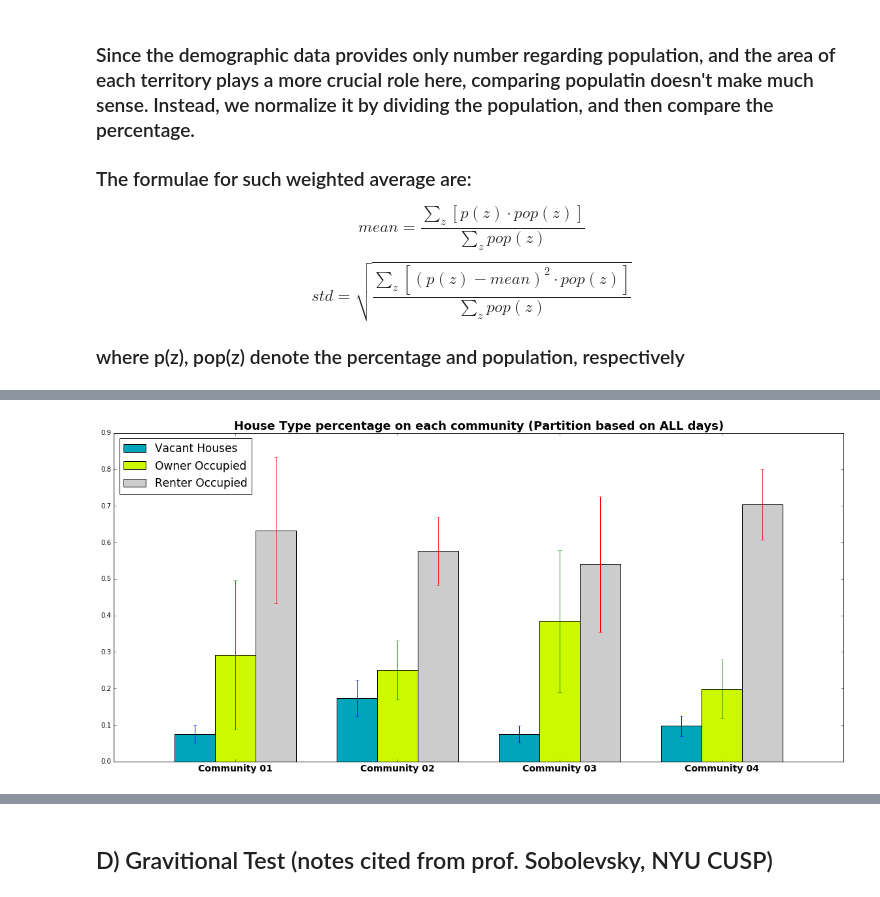
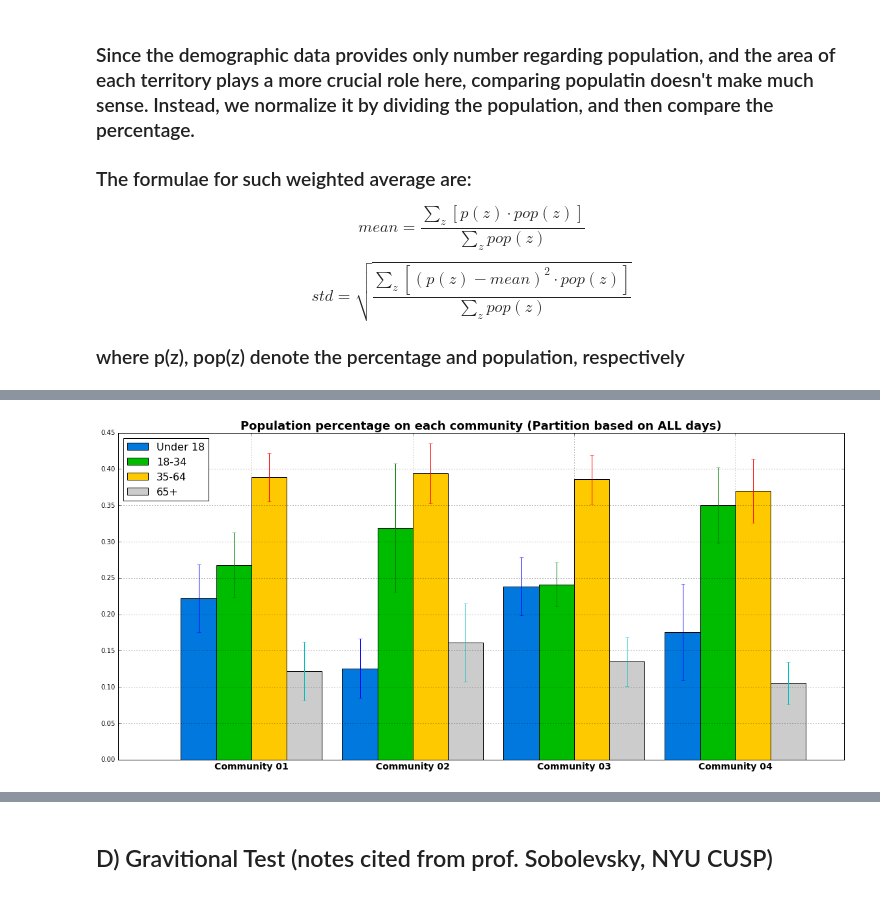
Before and after one commit to Fomyther/NYC-Twitter-Activities, a Jupyter notebook: Pro1_CQ_W6_e4.ipynb, the cells around one changed output, grey strips where cells are left out. Drawn from its saved outputs; the diff is of its cells as text; code cells hidden in the pictures.

```diff
--- a/Pro1_CQ_W6_e4.ipynb
+++ b/Pro1_CQ_W6_e4.ipynb
@@ -244,7 +153,4 @@ CD.ShowFeatureWBP(Demo_NY, employment, P_CP4,legend_emp,'Employment')
-# %%
-type_house = ['SE_T095_003','SE_T094_002','SE_T094_003']
-legend_housetype = ['Vacant Houses','Owner Occupied','Renter Occupied']
-#'SE_T094_001','Occupied houses'
-CD.ShowFeatureWBP(Demo_NY, type_house, P_CP4,legend_housetype,'House Type')
-# %% [output]
-[figure, removed]
+# %%
+CD.ShowFeatureWBP(Demo_NY, CD.population, P_CP4, CD.legend_pop,'Population')
+# %% [output]
+[figure, added]
```
Also changed, not shown: parts of 24 cells of this notebook.
